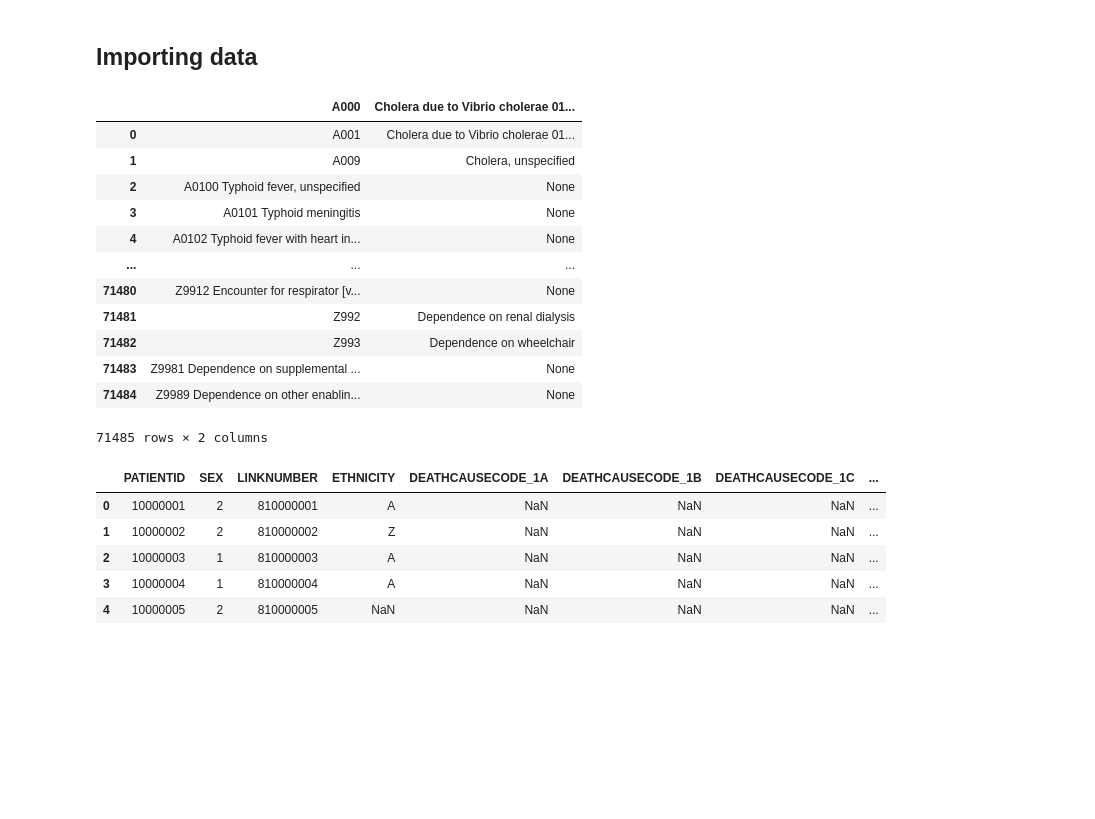
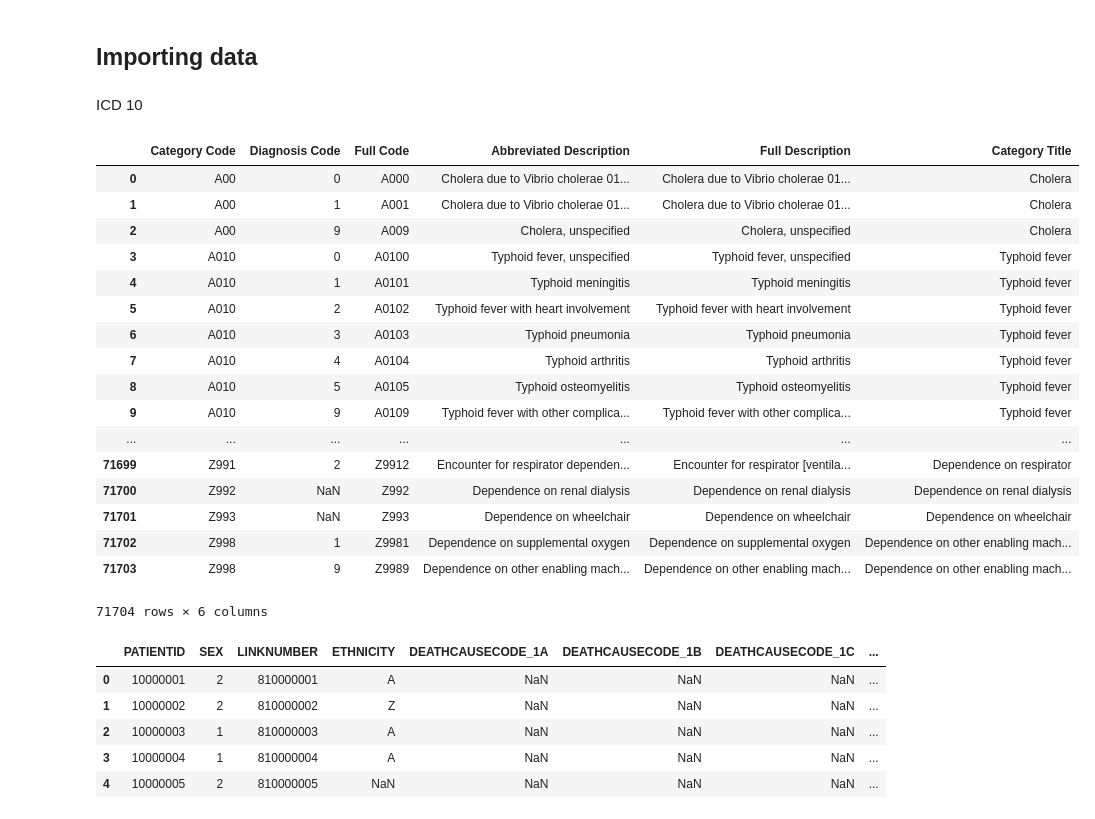
Before and after one commit to c-chen-ed5557/englishhealthdata, a Jupyter notebook: sim_av_patient.ipynb, the cells around one changed output. Saved outputs shown, nothing was run; the diff lists cells and outputs as text; code cells hidden in the pictures; blank space fills up the shorter version.

```diff
--- a/sim_av_patient.ipynb
+++ b/sim_av_patient.ipynb
@@ -11,24 +11,32 @@ import seaborn as sns
 # Read files
 patient = pd.read_csv('./data/sim_av_patient.csv', delimiter=',')
 sact_patient = pd.read_csv('./data/sim_sact_patient.csv', delimiter=',')
-
-# ICD10 Code
-icd_code = pd.read_csv('icd10cm_codes_2017.txt', delimiter="    ")
-icd_code
+tumour = pd.read_csv('./data/sim_av_tumour.csv', delimiter=',')
-# %% [output]
-|  | A000 | Cholera due to Vibrio cholerae 01... |
-| 0 | A001 | Cholera due to Vibrio cholerae 01... |
-| 1 | A009 | Cholera, unspecified |
-| 2 | A0100 Typhoid fever, unspecified | None |
-| 3 | A0101 Typhoid meningitis | None |
-| 4 | A0102 Typhoid fever with heart in... | None |
-| ... | ... | ... |
-| 71480 | Z9912 Encounter for respirator [v... | None |
-| 71481 | Z992 | Dependence on renal dialysis |
-| 71482 | Z993 | Dependence on wheelchair |
-| 71483 | Z9981 Dependence on supplemental ... | None |
-| 71484 | Z9989 Dependence on other enablin... | None |
-71485 rows × 2 columns
+# %% [markdown]
+ICD 10
+# %%
+# ICD10 Code
+icd_code = pd.read_csv('icd_codes.csv', delimiter=",", header=None, names=['Category Code', 'Diagnosis Code', 'Full Code', 'Abbreviated Description', 'Full Description', 'Category Title'])
+icd_code
+# %% [output]
+|  | Category Code | Diagnosis Code | Full Code | Abbreviated Description | Full Description | Category Title |
+| 0 | A00 | 0 | A000 | Cholera due to Vibrio cholerae 01... | Cholera due to Vibrio cholerae 01... | Cholera |
+| 1 | A00 | 1 | A001 | Cholera due to Vibrio cholerae 01... | Cholera due to Vibrio cholerae 01... | Cholera |
+| 2 | A00 | 9 | A009 | Cholera, unspecified | Cholera, unspecified | Cholera |
+| 3 | A010 | 0 | A0100 | Typhoid fever, unspecified | Typhoid fever, unspecified | Typhoid fever |
+| 4 | A010 | 1 | A0101 | Typhoid meningitis | Typhoid meningitis | Typhoid fever |
+| 5 | A010 | 2 | A0102 | Typhoid fever with heart involvement | Typhoid fever with heart involvement | Typhoid fever |
+| 6 | A010 | 3 | A0103 | Typhoid pneumonia | Typhoid pneumonia | Typhoid fever |
+| 7 | A010 | 4 | A0104 | Typhoid arthritis | Typhoid arthritis | Typhoid fever |
+| 8 | A010 | 5 | A0105 | Typhoid osteomyelitis | Typhoid osteomyelitis | Typhoid fever |
+| 9 | A010 | 9 | A0109 | Typhoid fever with other complica... | Typhoid fever with other complica... | Typhoid fever |
+| ... | ... | ... | ... | ... | ... | ... |
+| 71699 | Z991 | 2 | Z9912 | Encounter for respirator dependen... | Encounter for respirator [ventila... | Dependence on respirator |
+| 71700 | Z992 | NaN | Z992 | Dependence on renal dialysis | Dependence on renal dialysis | Dependence on renal dialysis |
+| 71701 | Z993 | NaN | Z993 | Dependence on wheelchair | Dependence on wheelchair | Dependence on wheelchair |
+| 71702 | Z998 | 1 | Z9981 | Dependence on supplemental oxygen | Dependence on supplemental oxygen | Dependence on other enabling mach... |
+| 71703 | Z998 | 9 | Z9989 | Dependence on other enabling mach... | Dependence on other enabling mach... | Dependence on other enabling mach... |
+71704 rows × 6 columns
 # %%
 # Have a glance at the table
 patient.head()
```
Also changed, not shown: parts of 19 cells of this notebook, 1 other file.
